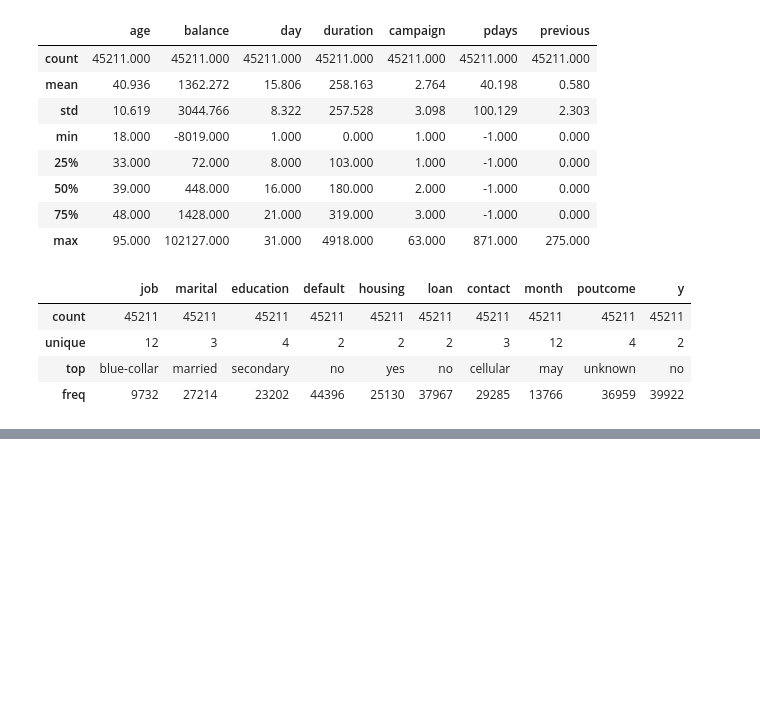
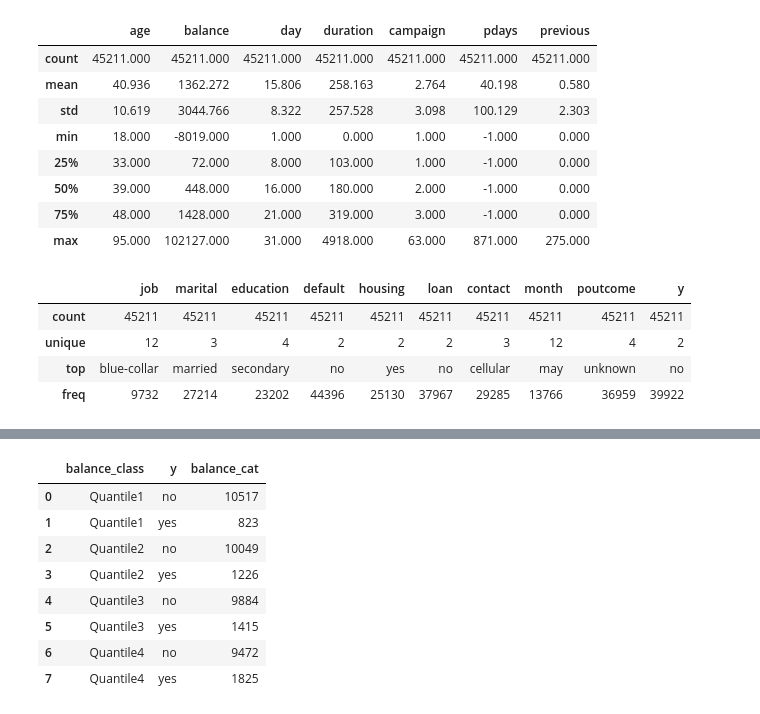
Before and after one commit to jjpal/practice_projects, a Jupyter notebook: Packt Workshops/Binary_Classification_Activity_3_01.ipynb, the cells around one changed output, grey strips where cells are left out. Saved outputs shown, nothing was run; the diff lists cells and outputs as text; code cells hidden in the pictures; blank space fills up the shorter version.

```diff
--- a/Packt Workshops/Binary_Classification_Activity_3_01.ipynb
+++ b/Packt Workshops/Binary_Classification_Activity_3_01.ipynb
@@ -193,0 +216,14 @@ fig.show()
+# %%
+# Calculating the total customers categorised as per quantile and propensity classification
+balance_prop = bank_data.groupby(['balance_class', 'y'])['y'].agg(balance_cat='count').reset_index()
+balance_prop
+# %% [output]
+|  | balance_class | y | balance_cat |
+| 0 | Quantile1 | no | 10517 |
+| 1 | Quantile1 | yes | 823 |
+| 2 | Quantile2 | no | 10049 |
+| 3 | Quantile2 | yes | 1226 |
+| 4 | Quantile3 | no | 9884 |
+| 5 | Quantile3 | yes | 1415 |
+| 6 | Quantile4 | no | 9472 |
+| 7 | Quantile4 | yes | 1825 |
```
Also changed, not shown: parts of 12 cells of this notebook.
